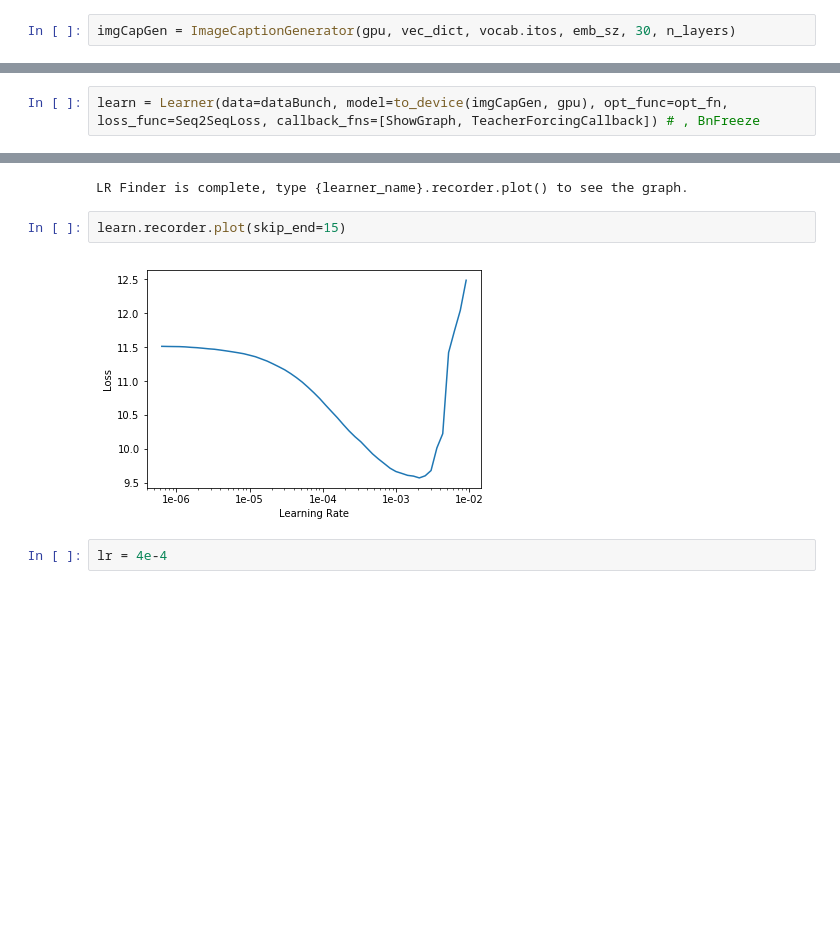
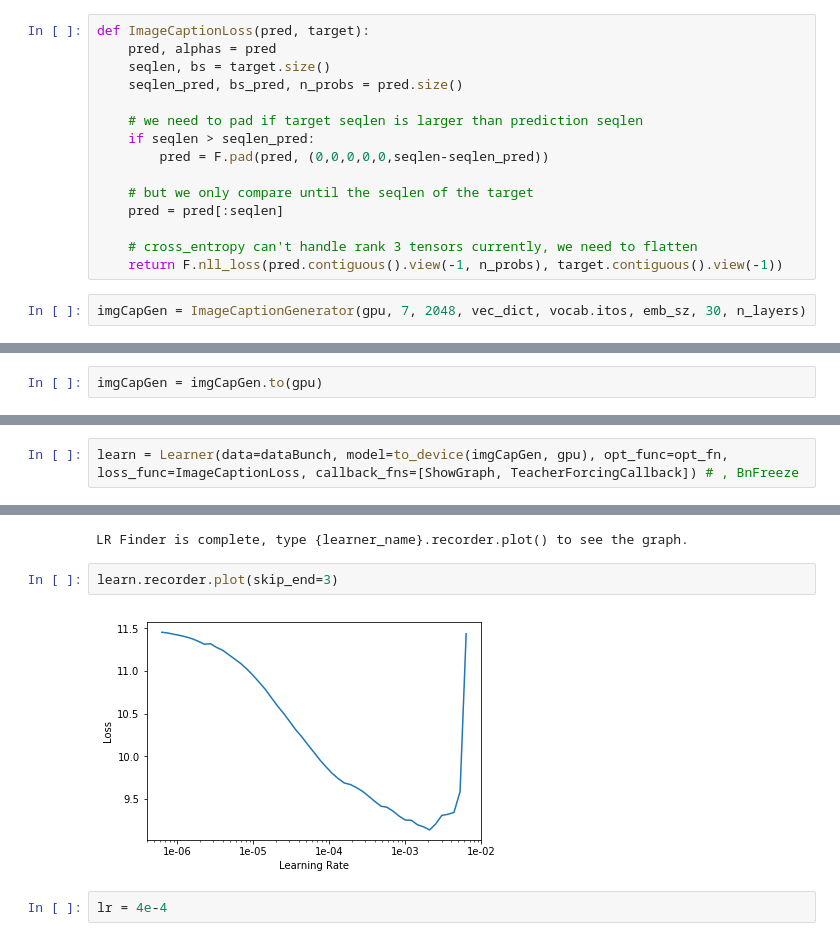
Before and after one commit to fg91/Neural-Image-Caption-Generation-Tutorial, a Jupyter notebook: Image caption generator.ipynb, the cells around one changed output, grey strips where cells are left out. Saved outputs shown, nothing was run; the diff lists cells and outputs as text; blank space fills up the shorter version.

```diff
--- a/Image caption generator.ipynb
+++ b/Image caption generator.ipynb
@@ -1066,8 +1103,23 @@ class TeacherForcingCallback(Callback):
 
     def on_epoch_begin(self, epoch: int, **kwargs: Any) -> None:
         self.learn.model.prob_teach_forcing = (30-epoch) * 1/30 if epoch < 30 else 0
+# %%
+def ImageCaptionLoss(pred, target):
+    pred, alphas = pred
+    seqlen, bs = target.size()
+    seqlen_pred, bs_pred, n_probs = pred.size()
+
+    # we need to pad if target seqlen is larger than prediction seqlen
+    if seqlen > seqlen_pred:
+        pred = F.pad(pred, (0,0,0,0,0,seqlen-seqlen_pred))
+
+    # but we only compare until the seqlen of the target
+    pred = pred[:seqlen]
+
+    # cross_entropy can't handle rank 3 tensors currently, we need to flatten
+    return F.nll_loss(pred.contiguous().view(-1, n_probs), target.contiguous().view(-1))
 # %%
-imgCapGen = ImageCaptionGenerator(gpu, vec_dict, vocab.itos, emb_sz, 30, n_layers)
+imgCapGen = ImageCaptionGenerator(gpu, 7, 2048, vec_dict, vocab.itos, emb_sz, 30, n_layers)
 # %% [output]
 3689 ['xxup', 'xxrep', 'xxwrep', ':', "'s"]
 # %%
@@ -1076,0 +1131,2 @@ dataBunch = DataBunch(train_dl=trn_dl, valid_dl=val_dl, device=gpu, path=PATH, c
+# %%
+imgCapGen = imgCapGen.to(gpu)
@@ -1077,14 +1143,14 @@ dataBunch = DataBunch(train_dl=trn_dl, valid_dl=val_dl, device=gpu, path=PATH, c
 # %%
-learn = Learner(data=dataBunch, model=to_device(imgCapGen, gpu), opt_func=opt_fn, loss_func=Seq2SeqLoss, callback_fns=[ShowGraph, TeacherForcingCallback]) # , BnFreeze
+learn = Learner(data=dataBunch, model=to_device(imgCapGen, gpu), opt_func=opt_fn, loss_func=ImageCaptionLoss, callback_fns=[ShowGraph, TeacherForcingCallback]) # , BnFreeze
 # %%
 learn.lr_find()
 # %% [output]
 [interactive output not drawn]
 LR Finder is complete, type {learner_name}.recorder.plot() to see the graph.
 # %%
-learn.recorder.plot(skip_end=15)
+learn.recorder.plot(skip_end=3)
 # %% [output]
-[figure, old version]
+[figure, new version]
 # %%
 lr = 4e-4
 # %%
```
Also changed, not shown: parts of 11 cells of this notebook.
